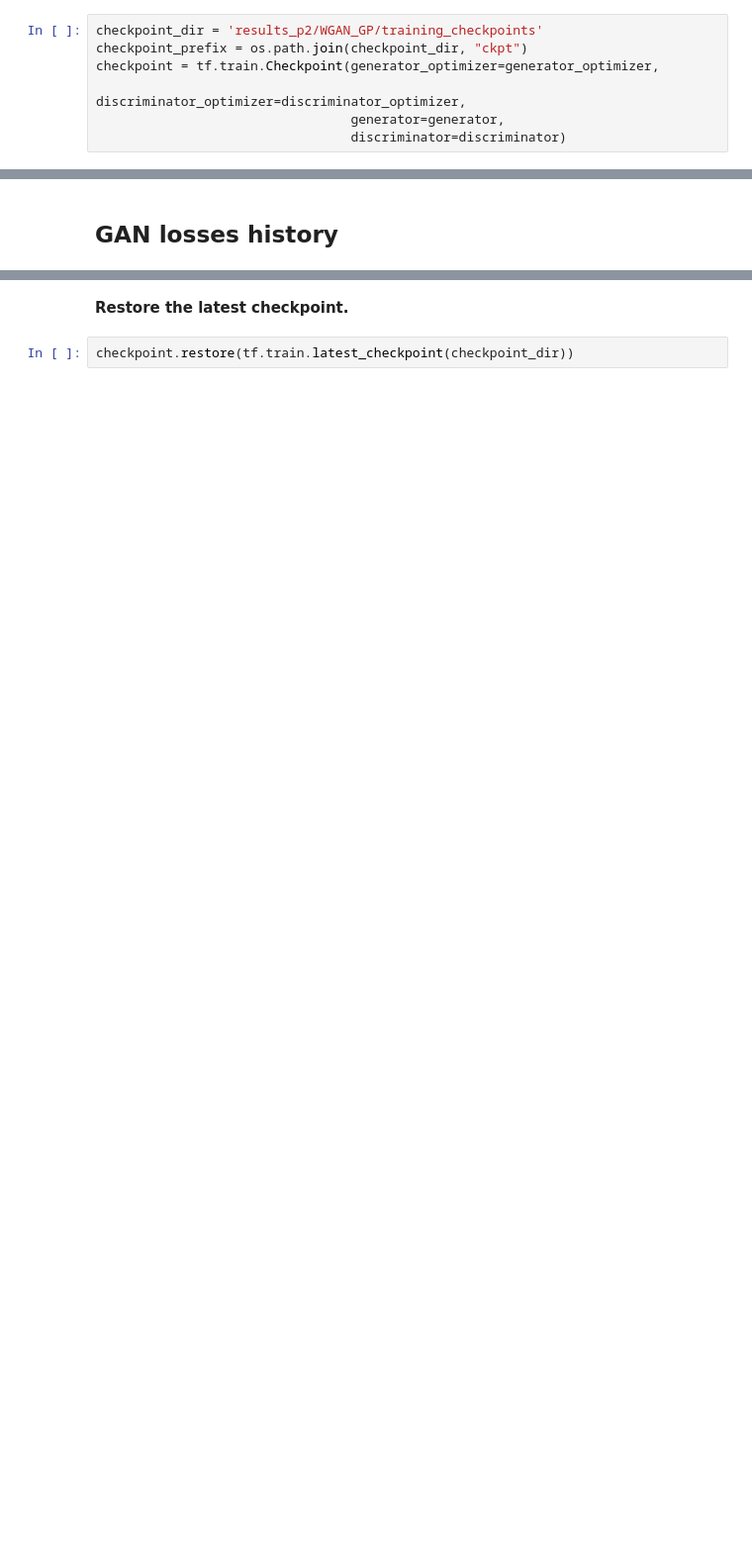
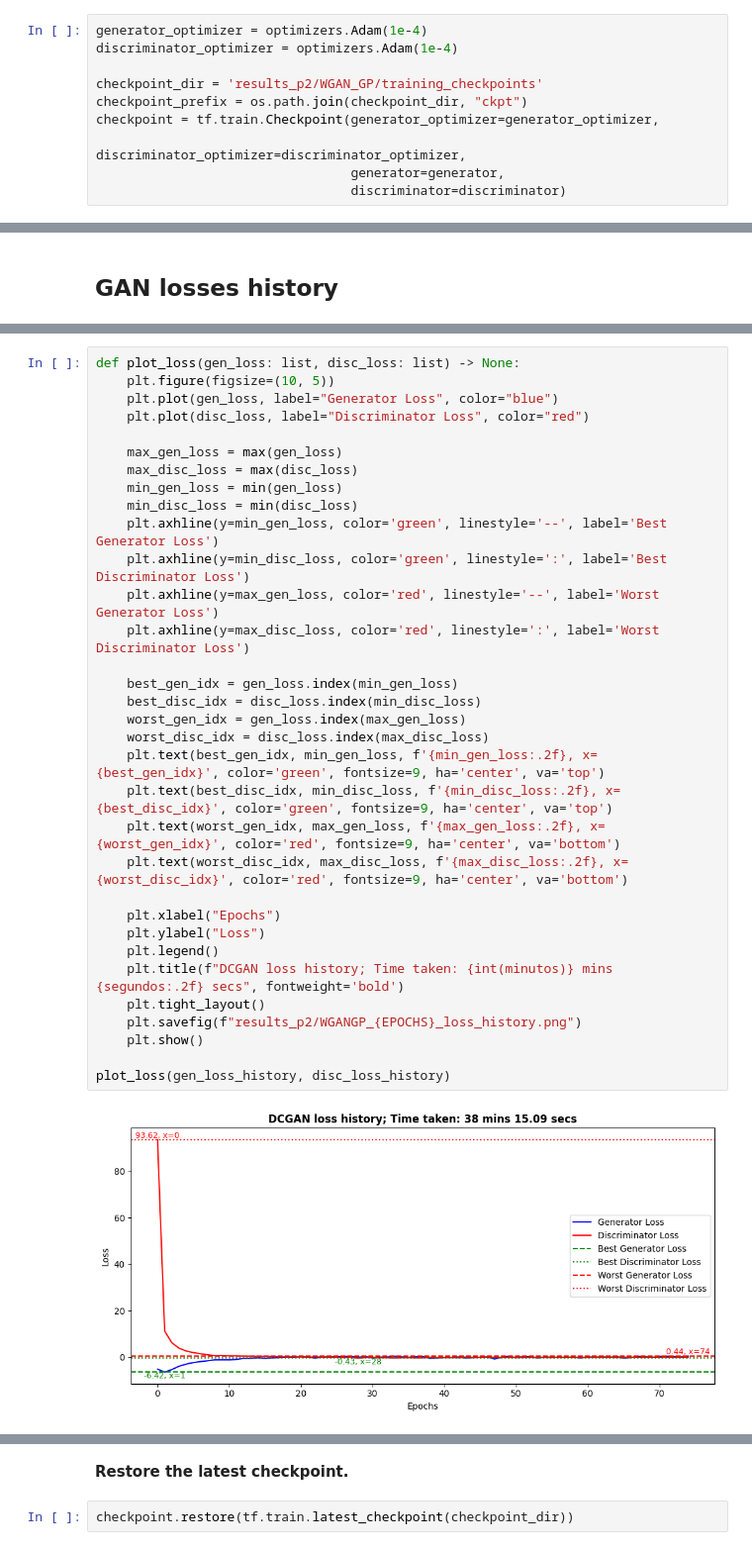
Before and after one commit to pintamonas4575/RLGAN-project-MAADM-UPM, a Jupyter notebook: RLGAN-p2-WGANGP.ipynb, the cells around one changed output, grey strips where cells are left out. Shown: that part at 99% size. Cells and saved outputs as stored; diff of their text form; blank space fills up the shorter version.

```diff
--- a/RLGAN-p2-WGANGP.ipynb
+++ b/RLGAN-p2-WGANGP.ipynb
@@ -193,6 +165,9 @@ discriminator_optimizer = Adam(1e-4)
 ### Save checkpoints
 This notebook also demonstrates how to save and restore models, which can be helpful in case a long running training task is interrupted.
 # %%
+generator_optimizer = optimizers.Adam(1e-4)
+discriminator_optimizer = optimizers.Adam(1e-4)
+
 checkpoint_dir = 'results_p2/WGAN_GP/training_checkpoints'
 checkpoint_prefix = os.path.join(checkpoint_dir, "ckpt")
 checkpoint = tf.train.Checkpoint(generator_optimizer=generator_optimizer,
@@ -322,0 +313,35 @@ plot_loss(gen_loss_history, disc_loss_history)
+# %%
+def plot_loss(gen_loss: list, disc_loss: list) -> None:
+    plt.figure(figsize=(10, 5))
+    plt.plot(gen_loss, label="Generator Loss", color="blue")
+    plt.plot(disc_loss, label="Discriminator Loss", color="red")
+
+    max_gen_loss = max(gen_loss)
+    max_disc_loss = max(disc_loss)
+    min_gen_loss = min(gen_loss)
+    min_disc_loss = min(disc_loss)
+    plt.axhline(y=min_gen_loss, color='green', linestyle='--', label='Best Generator Loss')
+    plt.axhline(y=min_disc_loss, color='green', linestyle=':', label='Best Discriminator Loss')
+    plt.axhline(y=max_gen_loss, color='red', linestyle='--', label='Worst Generator Loss')
+    plt.axhline(y=max_disc_loss, color='red', linestyle=':', label='Worst Discriminator Loss')
+
+    best_gen_idx = gen_loss.index(min_gen_loss)
+    best_disc_idx = disc_loss.index(min_disc_loss)
+    worst_gen_idx = gen_loss.index(max_gen_loss)
+    worst_disc_idx = disc_loss.index(max_disc_loss)
+    plt.text(best_gen_idx, min_gen_loss, f'{min_gen_loss:.2f}, x={best_gen_idx}', color='green', fontsize=9, ha='center', va='top')
+    plt.text(best_disc_idx, min_disc_loss, f'{min_disc_loss:.2f}, x={best_disc_idx}', color='green', fontsize=9, ha='center', va='top')
+    plt.text(worst_gen_idx, max_gen_loss, f'{max_gen_loss:.2f}, x={worst_gen_idx}', color='red', fontsize=9, ha='center', va='bottom')
+    plt.text(worst_disc_idx, max_disc_loss, f'{max_disc_loss:.2f}, x={worst_disc_idx}', color='red', fontsize=9, ha='center', va='bottom')
+
+    plt.xlabel("Epochs")
+    plt.ylabel("Loss")
+    plt.legend()
+    plt.title(f"DCGAN loss history; Time taken: {int(minutos)} mins {segundos:.2f} secs", fontweight='bold')
+    plt.tight_layout()
+    plt.savefig(f"results_p2/WGANGP_{EPOCHS}_loss_history.png")
+    plt.show()
+
+plot_loss(gen_loss_history, disc_loss_history)
+# %% [output]
+[figure, added]
```
Also changed, not shown: parts of 29 cells of this notebook, 7 other files.
